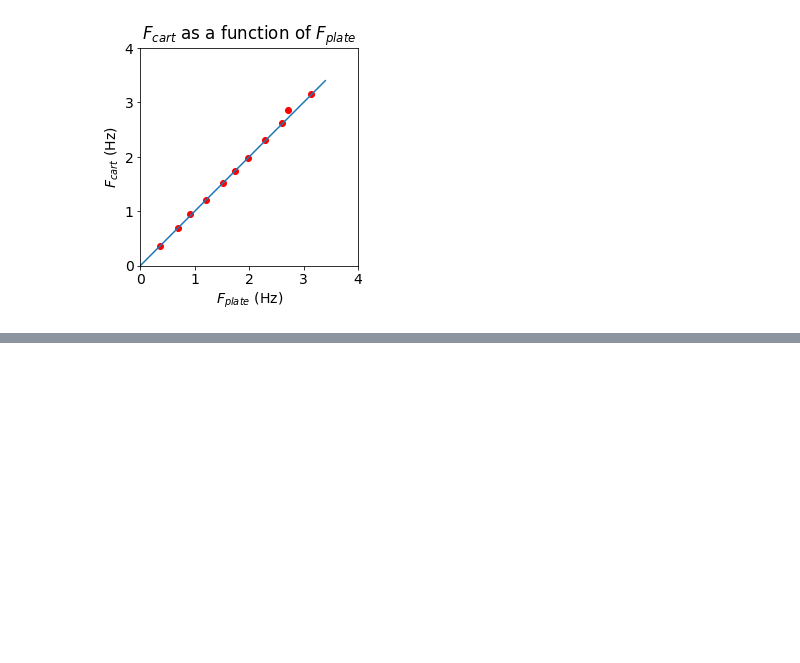
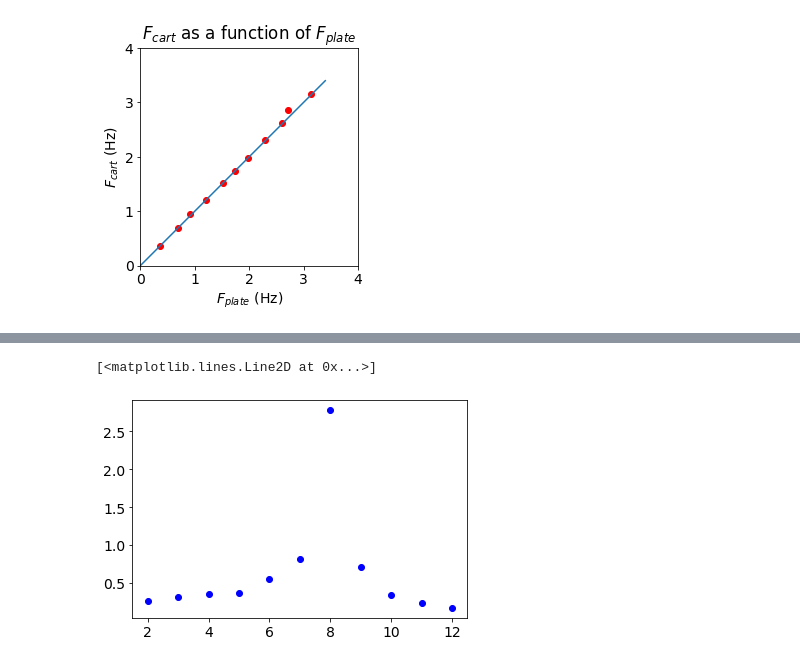
Before and after one commit to nnguyenu/ML-basic, a Jupyter notebook: Matplot_lib_tutorial.ipynb, the cells around one changed output, grey strips where cells are left out. Cells and saved outputs as stored; diff of their text form; code cells hidden in the pictures; blank space fills up the shorter version.

```diff
--- a/Matplot_lib_tutorial.ipynb
+++ b/Matplot_lib_tutorial.ipynb
@@ -65,0 +77,5 @@ plt.show()
+# %%
+plt.plot(Vol,Acart,'bo')
+# %% [output]
+[<matplotlib.lines.Line2D at 0x...>]
+[figure, added]
```
Also changed, not shown: parts of 8 cells of this notebook.
